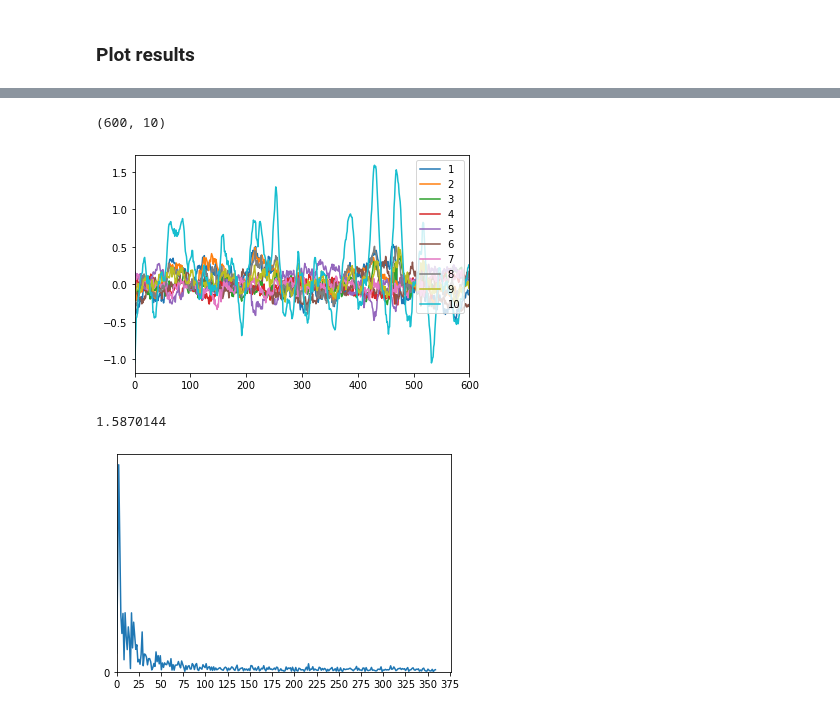
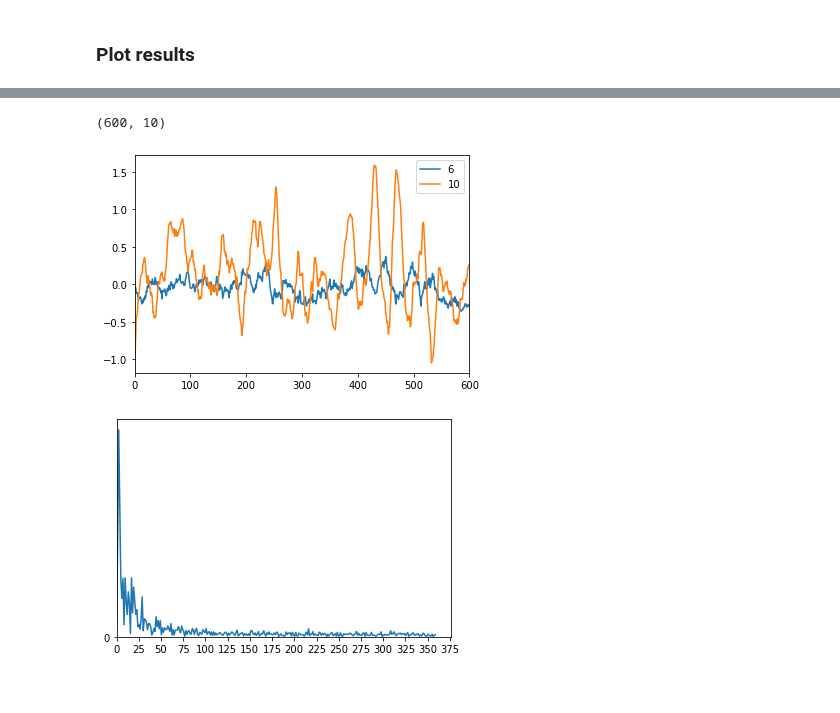
Before and after one commit to MagriLab/MD-CNN-AE, a Jupyter notebook: latent_sapce.ipynb, the cells around one changed output, grey strips where cells are left out. Saved outputs shown, nothing was run; the diff lists cells and outputs as text; code cells hidden in the pictures.

```diff
--- a/latent_sapce.ipynb
+++ b/latent_sapce.ipynb
@@ -116,19 +125,15 @@ plt.show()
 # %%
 ## latent space line plot
 print(latent_test.shape)
 plt.figure()
-for z in range(latent_dim):
+for z in [5,9]:
     plt.plot(latent_test[:,z],label=str(z+1))
 plt.xlim([0,600])
 plt.legend()
 plt.show()
 # %% [output]
 (600, 10)
-[figure, old version]
+[figure, new version]
-# %%
-np.max(latent_test)
-# %% [output]
-1.5870144
 # %%
 # fft of latent space signal
 signal_in = latent_test[:,0] # which one
```
Also changed, not shown: parts of 6 cells of this notebook, 1 other file.
